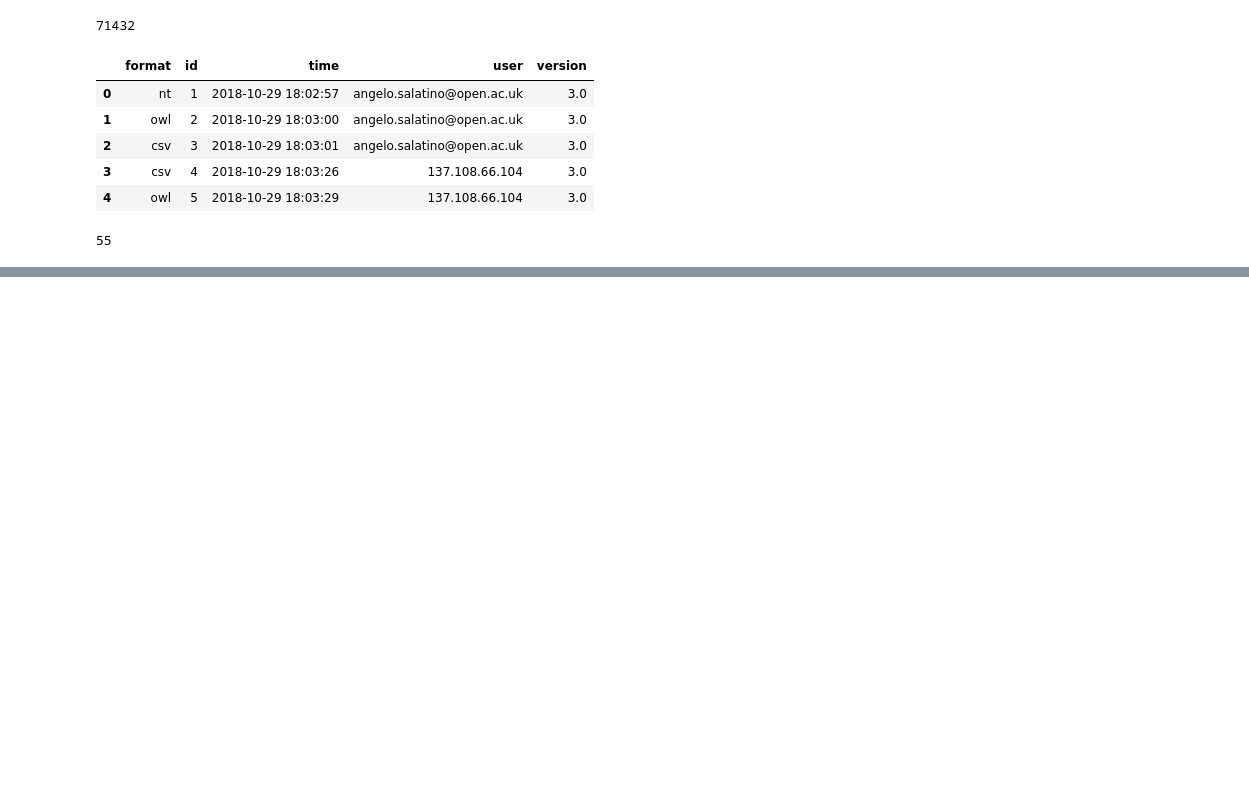
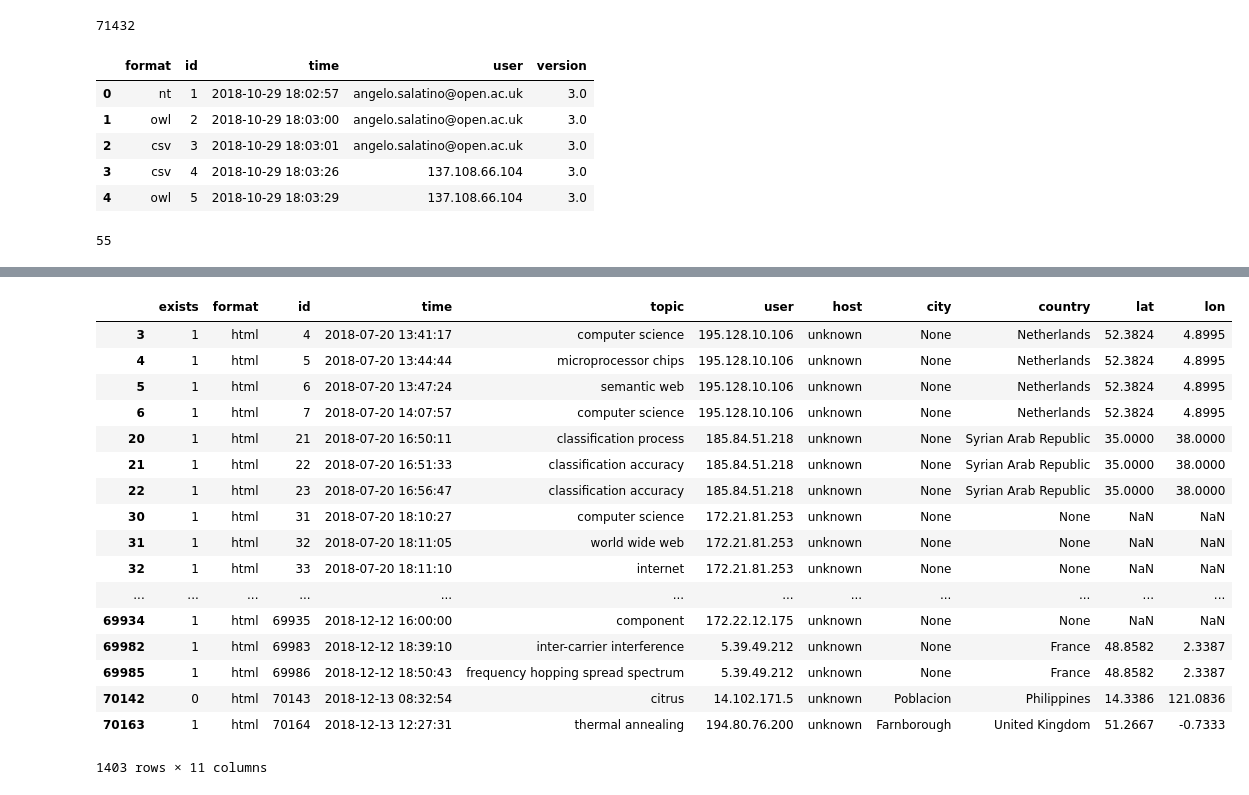
Before and after one commit to andremann/CSO-stats-analytics, a Jupyter notebook: CSO stats analysis.ipynb, the cells around one changed output, grey strips where cells are left out. Drawn from its saved outputs; the diff is of its cells as text; code cells hidden in the pictures; blank space fills up the shorter version.

```diff
--- a/CSO stats analysis.ipynb
+++ b/CSO stats analysis.ipynb
@@ -366,0 +422,21 @@ Name: lon, Length: 2950, dtype: float64
+# %%
+topics_req_df[topics_req_df.host == 'unknown']
+# %% [output]
+|  | exists | format | id | time | topic | user | host | city | country | lat | lon |
+| 3 | 1 | html | 4 | 2018-07-20 13:41:17 | computer science | 195.128.10.106 | unknown | None | Netherlands | 52.3824 | 4.8995 |
+| 4 | 1 | html | 5 | 2018-07-20 13:44:44 | microprocessor chips | 195.128.10.106 | unknown | None | Netherlands | 52.3824 | 4.8995 |
+| 5 | 1 | html | 6 | 2018-07-20 13:47:24 | semantic web | 195.128.10.106 | unknown | None | Netherlands | 52.3824 | 4.8995 |
+| 6 | 1 | html | 7 | 2018-07-20 14:07:57 | computer science | 195.128.10.106 | unknown | None | Netherlands | 52.3824 | 4.8995 |
+| 20 | 1 | html | 21 | 2018-07-20 16:50:11 | classification process | 185.84.51.218 | unknown | None | Syrian Arab Republic | 35.0000 | 38.0000 |
+| 21 | 1 | html | 22 | 2018-07-20 16:51:33 | classification accuracy | 185.84.51.218 | unknown | None | Syrian Arab Republic | 35.0000 | 38.0000 |
+| 22 | 1 | html | 23 | 2018-07-20 16:56:47 | classification accuracy | 185.84.51.218 | unknown | None | Syrian Arab Republic | 35.0000 | 38.0000 |
+| 30 | 1 | html | 31 | 2018-07-20 18:10:27 | computer science | 172.21.81.253 | unknown | None | None | NaN | NaN |
+| 31 | 1 | html | 32 | 2018-07-20 18:11:05 | world wide web | 172.21.81.253 | unknown | None | None | NaN | NaN |
+| 32 | 1 | html | 33 | 2018-07-20 18:11:10 | internet | 172.21.81.253 | unknown | None | None | NaN | NaN |
+| ... | ... | ... | ... | ... | ... | ... | ... | ... | ... | ... | ... |
+| 69934 | 1 | html | 69935 | 2018-12-12 16:00:00 | component | 172.22.12.175 | unknown | None | None | NaN | NaN |
+| 69982 | 1 | html | 69983 | 2018-12-12 18:39:10 | inter-carrier interference | 5.39.49.212 | unknown | None | France | 48.8582 | 2.3387 |
+| 69985 | 1 | html | 69986 | 2018-12-12 18:50:43 | frequency hopping spread spectrum | 5.39.49.212 | unknown | None | France | 48.8582 | 2.3387 |
+| 70142 | 0 | html | 70143 | 2018-12-13 08:32:54 | citrus | 14.102.171.5 | unknown | Poblacion | Philippines | 14.3386 | 121.0836 |
+| 70163 | 1 | html | 70164 | 2018-12-13 12:27:31 | thermal annealing | 194.80.76.200 | unknown | Farnborough | United Kingdom | 51.2667 | -0.7333 |
+1403 rows × 11 columns
```
Also changed, not shown: parts of 30 cells of this notebook.
